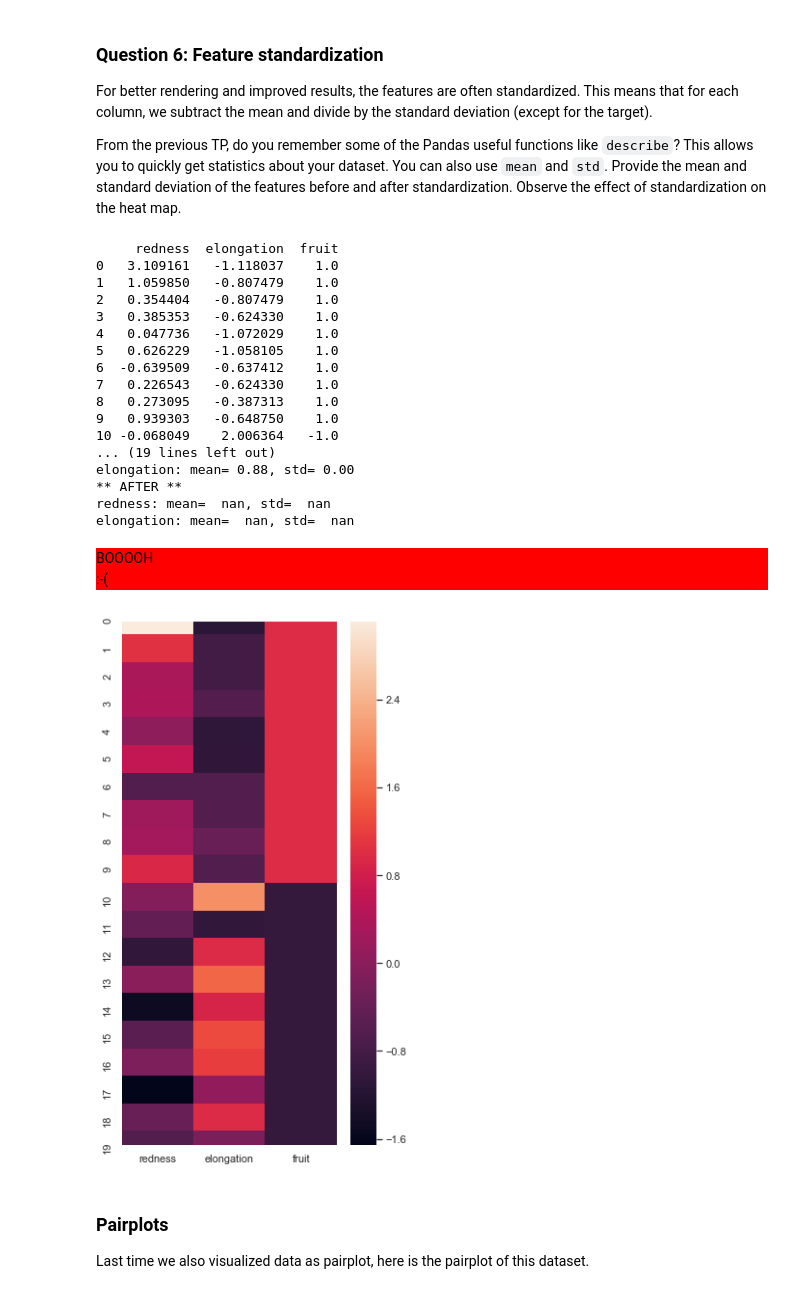
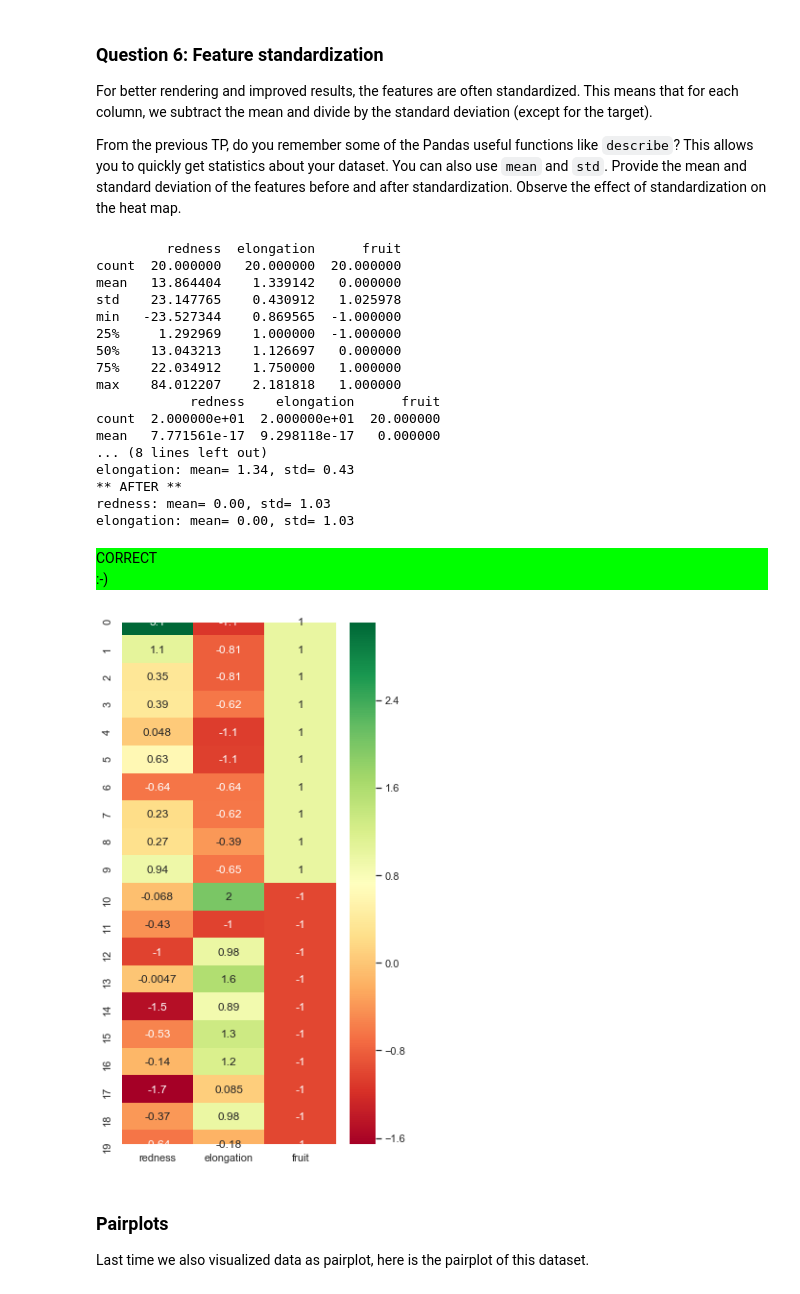
Before and after one commit to antoninpaoli/info232, a Jupyter notebook: TP1/TP1.ipynb, the cells around one changed output. Saved outputs shown, nothing was run; the diff lists cells and outputs as text; code cells hidden in the pictures.

Commit message:
my homework after helpclass

```diff
--- a/TP1/TP1.ipynb
+++ b/TP1/TP1.ipynb
@@ -168,19 +168,17 @@ Hint: The can be done by selecting the foreground pixels, i.e. those that are no
 # %%
 ### Answer to question 3
 question = 3
-redness = np.mean(D[15, 15])
+redness = np.mean(D[D>0])
 whiteness = np.mean(D[0, 0])
 
-print(redness)
-print(whiteness)
 # This checks the correctness of your answer
 fg_r, fg_g, fg_b, fg_a = M[15, 15]
 print(fg_r, fg_g, fg_b)
 assert(redness == fg_r - (fg_g + fg_b)/2)
-bg_r, bg_g, bg_b, bg_a = M[0, 0]
+bg_r, bg_g, bg_b, bg_a = M[0, 0].astype(float)
 print(bg_r, bg_g, bg_b)
 # Uncomment this to see that you get an error
-#assert(whiteness == bg_r - (bg_g + bg_b)/2)
+assert(whiteness == bg_r - (bg_g + bg_b)/2)
 
 # This is the checker code, keep it
 answer = redness
@@ -327,62 +326,57 @@ From the previous TP, do you remember some of the Pandas useful functions like `
 # %%
 question = 6
 
 # The library scikit-learn (sklearn) provides you code to standardize
 from sklearn.preprocessing import StandardScaler
 scaler = StandardScaler()
 X = scaler.fit_transform(_X)
 XY = pd.DataFrame(np.append(X, Y, axis=1), columns=['redness', 'elongation', 'fruit'])
-print(XY)
+
 # Change this code to make this heatmap look like the one in class
 fig = plt.figure(figsize=(5,10))
-sns.heatmap(XY)
-rednessX = np.array(X[:, 0])
-elongationX = np.array(X[:, 1])
-print(rednessX)
-print(elongationX)
+sns.heatmap(XY, annot=True, cmap="RdYlGn")
+print(_XY.describe())
+print(XY.describe())
 
 # Put your answers to question 6 here
-redness_mean_before, elongation_mean_before = np.mean(redness), np.mean(elongation)
-redness_std_before, elongation_std_before = np.std(redness), np.std(elongation)
+redness_mean_before, elongation_mean_before = 13.864404, 1.339142
+redness_std_before, elongation_std_before = 23.147765, 0.430912
 
-rednessStand = (redness - redness_mean_before)/redness_std_before
-elongationStand = (elongation - elongation_mean_before)/elongation_std_before
-
-redness_mean_after, elongation_mean_after = np.mean(rednessStand), np.mean(elongationStand)
-redness_std_after, elongation_std_after = np.std(rednessStand), np.std(elongationStand)
+redness_mean_after, elongation_mean_after = 7.771561e-17, 9.298118e-17
+redness_std_after, elongation_std_after = 1.025978e+00, 1.025978e+00
 
 print("** BEFORE **")
 print("redness: mean={0:5.2f}, std={1:5.2f}".format(redness_mean_before, redness_std_before))
 print("elongation: mean={0:5.2f}, std={1:5.2f}".format(elongation_mean_before, elongation_std_before))
 print("** AFTER **")
 print("redness: mean={0:5.2f}, std={1:5.2f}".format(redness_mean_after, redness_std_after))
 print("elongation: mean={0:5.2f}, std={1:5.2f}".format(elongation_mean_after, elongation_std_after))
 
 # This is the checker code for question 6, keep it
 answer = redness_mean_before+elongation_mean_before+redness_std_before+elongation_std_before
 answer = answer - (redness_mean_after+elongation_mean_after+redness_std_after+elongation_std_after)
 score += check(answer, question)
 # %% [output]
-     redness  elongation  fruit
-0   3.109161   -1.118037    1.0
-1   1.059850   -0.807479    1.0
-2   0.354404   -0.807479    1.0
-3   0.385353   -0.624330    1.0
-4   0.047736   -1.072029    1.0
-5   0.626229   -1.058105    1.0
-6  -0.639509   -0.637412    1.0
-7   0.226543   -0.624330    1.0
-8   0.273095   -0.387313    1.0
-9   0.939303   -0.648750    1.0
-10 -0.068049    2.006364   -1.0
-... (19 lines left out)
-elongation: mean= 0.88, std= 0.00
+         redness  elongation      fruit
+count  20.000000   20.000000  20.000000
+mean   13.864404    1.339142   0.000000
+std    23.147765    0.430912   1.025978
+min   -23.527344    0.869565  -1.000000
+25%     1.292969    1.000000  -1.000000
+50%    13.043213    1.126697   0.000000
+75%    22.034912    1.750000   1.000000
+max    84.012207    2.181818   1.000000
+            redness    elongation      fruit
+count  2.000000e+01  2.000000e+01  20.000000
+mean   7.771561e-17  9.298118e-17   0.000000
+... (8 lines left out)
+elongation: mean= 1.34, std= 0.43
 ** AFTER **
-redness: mean=  nan, std=  nan
-elongation: mean=  nan, std=  nan
+redness: mean= 0.00, std= 1.03
+elongation: mean= 0.00, std= 1.03
-BOOOOH
-:-(
+CORRECT
+:-)
-[figure, old version]
+[figure, new version]
 # %% [markdown]
 ### Pairplots
 Last time we also visualized data as pairplot, here is the pairplot of this dataset.
```
Also changed, not shown: parts of 10 cells of this notebook.
